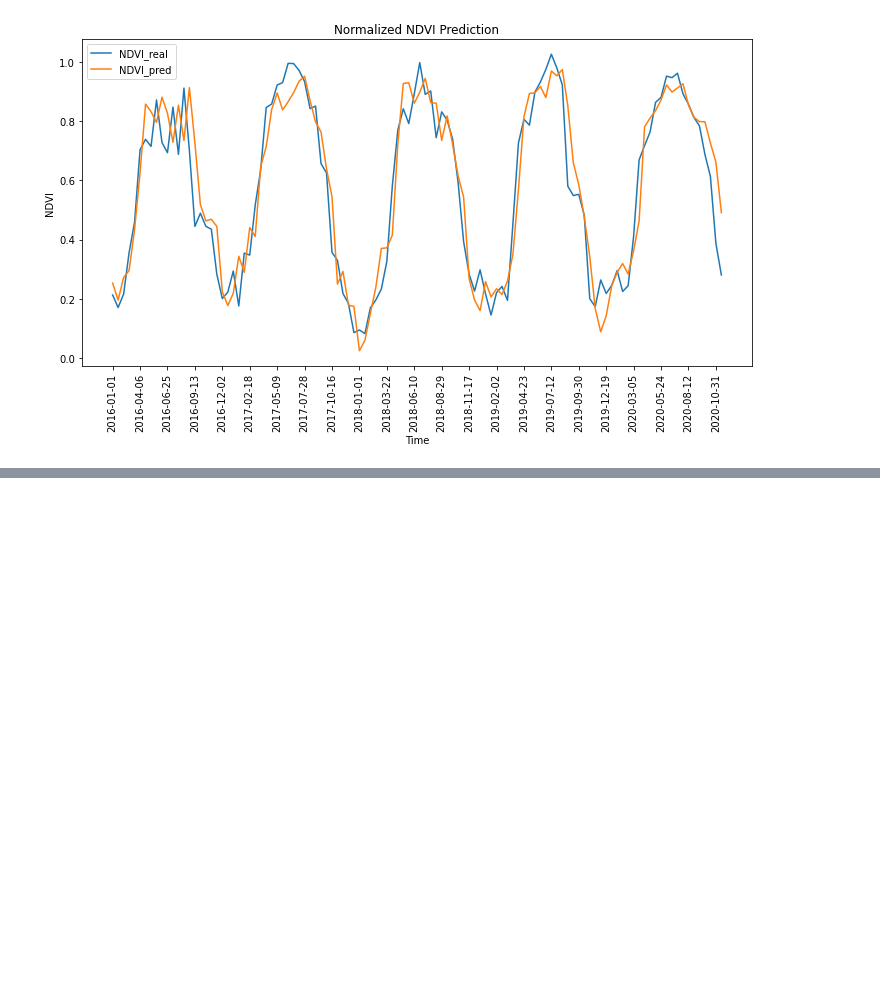
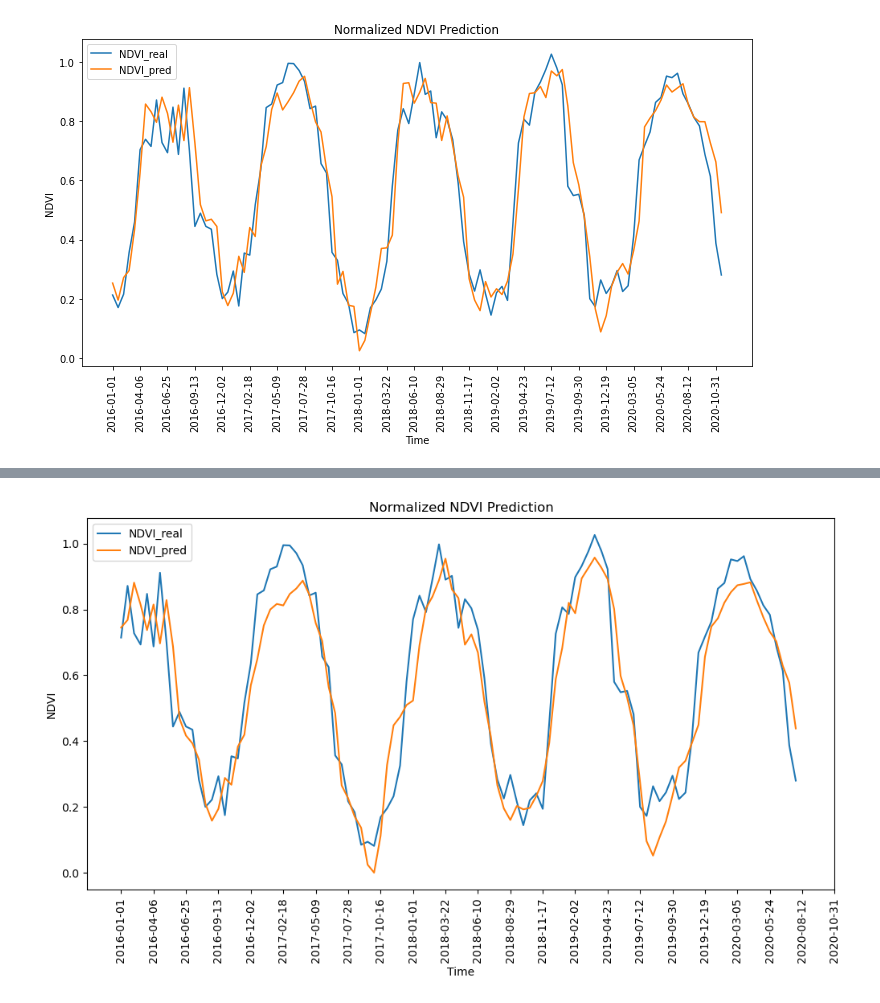
Before and after one commit to youhangkai/SHARING, a Jupyter notebook: LSTM_LAI.ipynb, the cells around one changed output, grey strips where cells are left out. Cells and saved outputs as stored; diff of their text form; code cells hidden in the pictures; blank space fills up the shorter version.

```diff
--- a/LSTM_LAI.ipynb
+++ b/LSTM_LAI.ipynb
@@ -249,0 +298,24 @@ ValueError: operands could not be broadcast together with shapes (305,3) (11,) (
+# %%
+# Make predictions
+train_predict = model.predict(X_train)
+test_predict = model.predict(X_test)
+train_rmse = np.sqrt(mean_squared_error(y_train, train_predict[:]))
+test_rmse = np.sqrt(mean_squared_error(y_test, test_predict[:]))
+print(f'Train RMSE: {train_rmse:.3f}')
+print(f'Test RMSE: {test_rmse:.3f}')
+# Extract predicted and actual values for each variable
+NDVI_real = y_test[:, 0]
+NDVI_pred = test_predict[:, 0]
+
+# Plot NDVI
+plt.figure(figsize=(12, 6))
+plt.plot(NDVI_real, label='NDVI_real')
+plt.plot(NDVI_pred, label='NDVI_pred')
+plt.title('Normalized NDVI Prediction')
+tick_frequency = 5
+plt.xticks(range(0, len(test_data.index), tick_frequency), test_data.index[::tick_frequency].strftime('%Y-%m-%d'), rotation=90)
+plt.xlabel('Time')
+plt.ylabel('NDVI')
+plt.legend()
+plt.show()
+# %% [output]
@@ -250 +326,2 @@ ValueError: operands could not be broadcast together with shapes (305,3) (11,) (
+[figure, added]
 # %%
```
Also changed, not shown: parts of 18 cells of this notebook.
